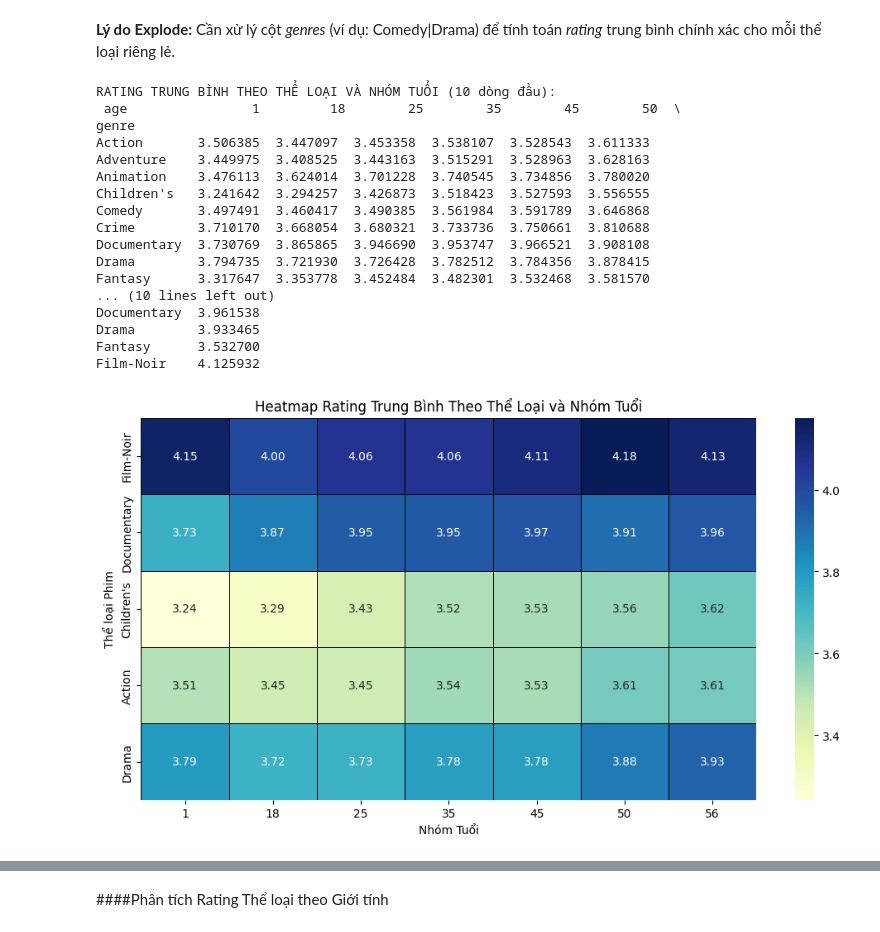
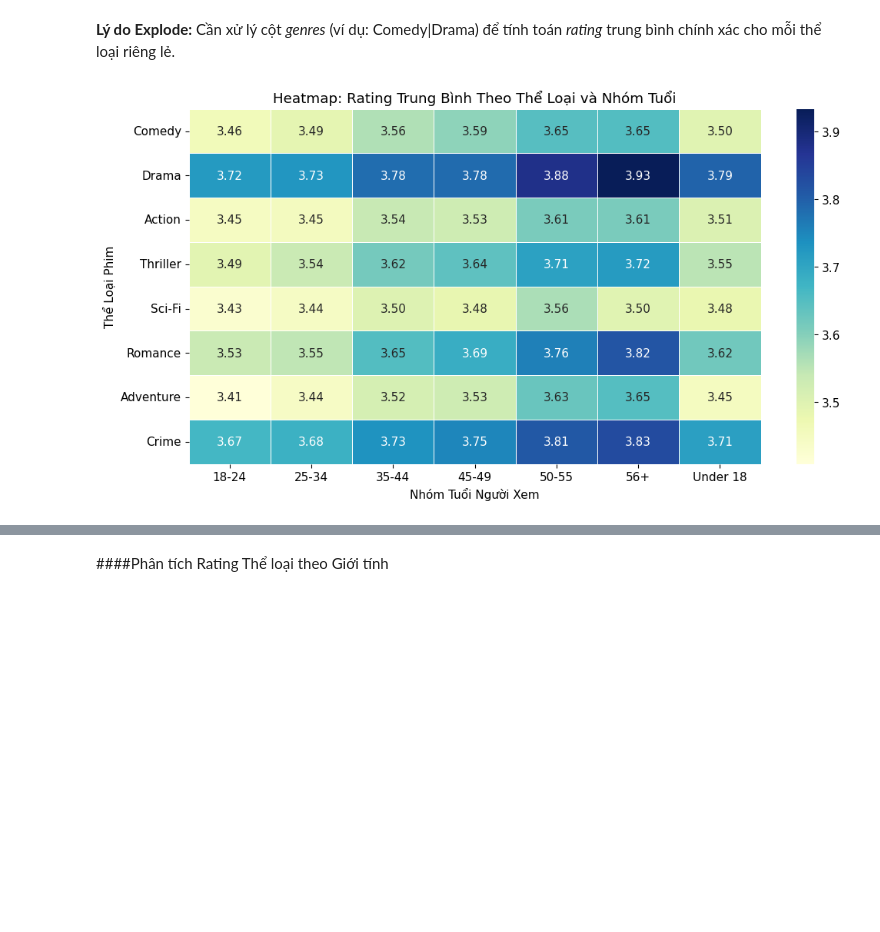
Before and after one commit to NAizdabezt/sgu_data_analysit, a Jupyter notebook: MovieLens_1M_EDA.ipynb, the cells around one changed output, grey strips where cells are left out. Drawn from its saved outputs; the diff is of its cells as text; code cells hidden in the pictures; blank space fills up the shorter version.

```diff
--- a/MovieLens_1M_EDA.ipynb
+++ b/MovieLens_1M_EDA.ipynb
@@ -311,50 +582,40 @@ plt.show()
 # %% [markdown]
 **Lý do Explode:** Cần xử lý cột *genres* (ví dụ: Comedy|Drama) để tính toán *rating* trung bình chính xác cho mỗi thể loại riêng lẻ.
 # %%
-# Đọc lại movies để đảm bảo cột 'genres' vẫn còn
+# Đọc lại movies
 mnames = ["movie_id", "title", "genres"]
 movies = pd.read_table("datasets/movielens/movies.dat", sep="::",
                        header=None, names=mnames, engine="python", encoding='latin-1')
 
-# Tách chuỗi 'genres' thành list và Explode
-movies["genre"] = movies.pop("genres").str.split("|")
-movies_exploded = movies.explode("genre")
+# Tách chuỗi thể loại thành danh sách
+movies["genre"] = movies["genres"].str.split("|")
 
-# Gộp dữ liệu Explode với ratings và users
-ratings_with_genre = pd.merge(pd.merge(movies_exploded, ratings), users)
+# Tạo DataFrame explode (mỗi dòng là 1 thể loại)
+movies_exploded = movies.explode("genre").dropna(subset=["genre"])
 
-# Tính rating trung bình (Index=genre, Columns=age)
-genre_ratings = (ratings_with_genre.groupby(["genre", "age"])
-                 ["rating"].mean()
-                 .unstack("age"))
+# Gộp dữ liệu đầy đủ
+merged_data = ratings.merge(users, on="user_id").merge(movies_exploded, on="movie_id")
 
-print("\nRATING TRUNG BÌNH THEO THỂ LOẠI VÀ NHÓM TUỔI (10 dòng đầu):\n", genre_ratings.head(10))
+# Gắn nhãn nhóm tuổi rõ ràng
+age_labels = {
+    1: "Under 18", 18: "18-24", 25: "25-34", 35: "35-44",
+    45: "45-49", 50: "50-55", 56: "56+"
+}
+merged_data["age_group"] = merged_data["age"].map(age_labels)
 
-# Trực quan hóa (chọn một số thể loại hàng đầu để dễ quan sát)
-top_genres_viz = genre_ratings.loc[['Film-Noir', 'Documentary', 'Children\'s', 'Action', 'Drama']]
+# Tính rating trung bình theo thể loại và nhóm tuổi
+genre_ratings = merged_data.groupby(["genre", "age_group"])["rating"].mean().unstack("age_group")
 
+# Chọn top 8 thể loại phổ biến nhất để hiển thị
+top_genres = merged_data["genre"].value_counts().nlargest(8).index
+genre_ratings_viz = genre_ratings.loc[top_genres]
+
+# Vẽ heatmap
 plt.figure(figsize=(12, 6))
-sns.heatmap(top_genres_viz, annot=True, fmt=".2f", cmap="YlGnBu", linewidths=.5, linecolor='black')
-plt.title("Heatmap Rating Trung Bình Theo Thể Loại và Nhóm Tuổi")
-plt.ylabel("Thể loại Phim")
-plt.xlabel("Nhóm Tuổi")
+sns.heatmap(genre_ratings_viz, annot=True, fmt=".2f", cmap="YlGnBu", linewidths=.5)
+plt.title("Heatmap: Rating Trung Bình Theo Thể Loại và Nhóm Tuổi")
+plt.xlabel("Nhóm Tuổi Người Xem")
+plt.ylabel("Thể Loại Phim")
 plt.show()
 # %% [output]
-RATING TRUNG BÌNH THEO THỂ LOẠI VÀ NHÓM TUỔI (10 dòng đầu):
- age                1         18        25        35        45        50  \
-genre
-Action       3.506385  3.447097  3.453358  3.538107  3.528543  3.611333
-Adventure    3.449975  3.408525  3.443163  3.515291  3.528963  3.628163
-Animation    3.476113  3.624014  3.701228  3.740545  3.734856  3.780020
-Children's   3.241642  3.294257  3.426873  3.518423  3.527593  3.556555
-Comedy       3.497491  3.460417  3.490385  3.561984  3.591789  3.646868
-Crime        3.710170  3.668054  3.680321  3.733736  3.750661  3.810688
-Documentary  3.730769  3.865865  3.946690  3.953747  3.966521  3.908108
-Drama        3.794735  3.721930  3.726428  3.782512  3.784356  3.878415
-Fantasy      3.317647  3.353778  3.452484  3.482301  3.532468  3.581570
-... (10 lines left out)
-Documentary  3.961538
-Drama        3.933465
-Fantasy      3.532700
-Film-Noir    4.125932
-[figure, old version]
+[figure, new version]
```
Also changed, not shown: parts of 29 cells of this notebook.
